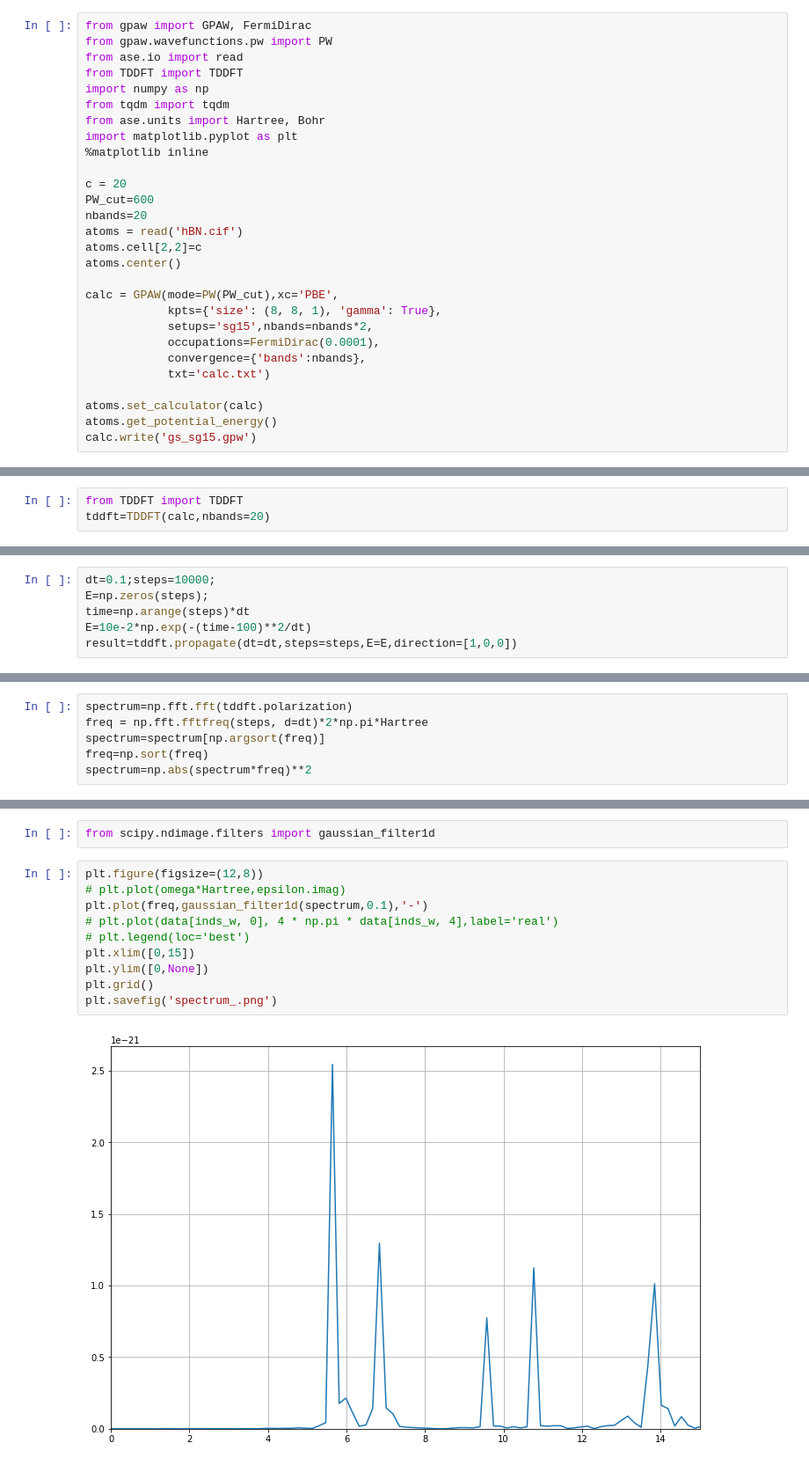
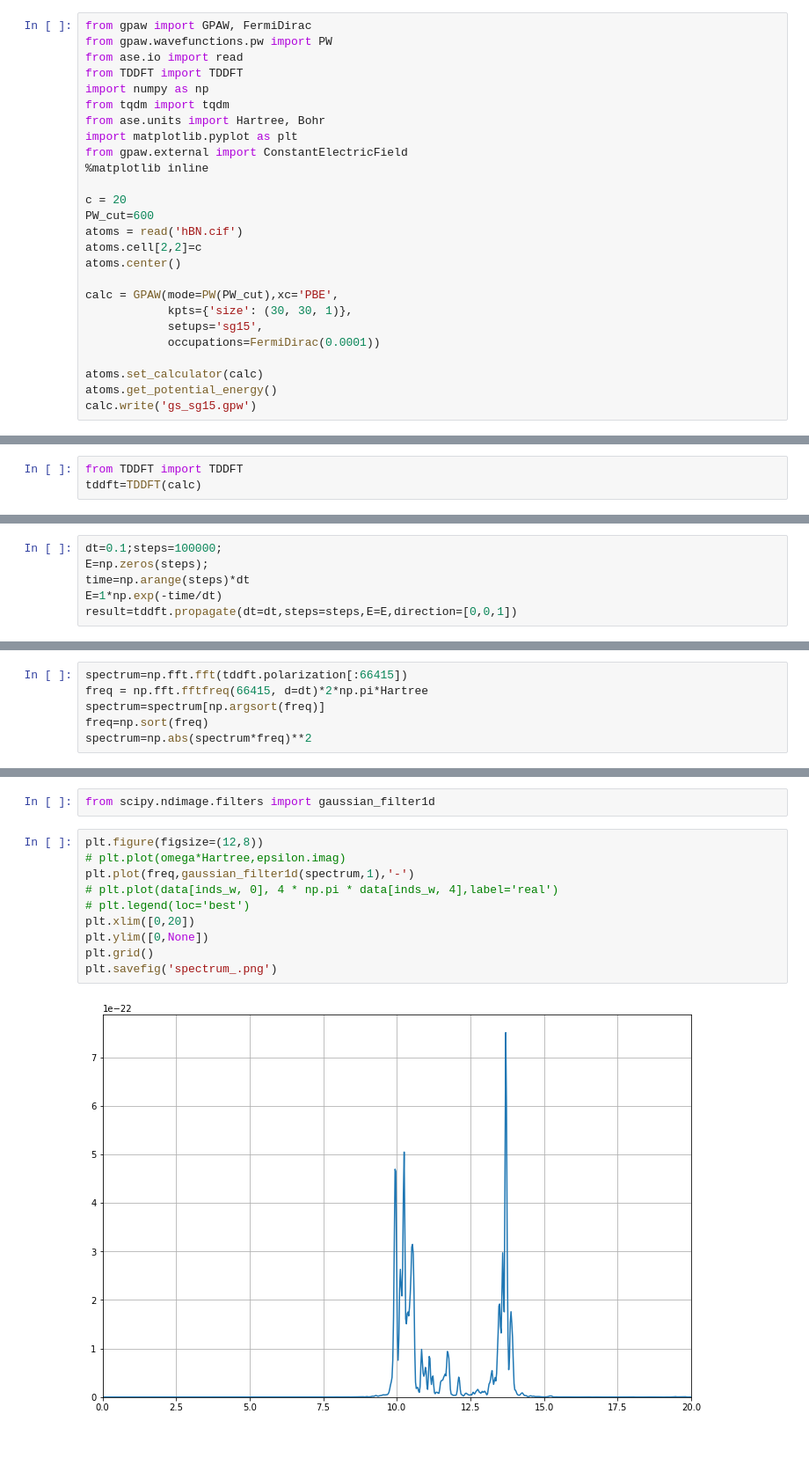
Before and after one commit to yaros72/RT-LG-TDDFT-2, a Jupyter notebook: Test.ipynb, the cells around one changed output, grey strips where cells are left out. Shown at 88% size. Cells and saved outputs as stored; diff of their text form.

```diff
--- a/Test.ipynb
+++ b/Test.ipynb
@@ -11,21 +11,19 @@ import numpy as np
 from tqdm import tqdm
 from ase.units import Hartree, Bohr
 import matplotlib.pyplot as plt
+from gpaw.external import ConstantElectricField
 %matplotlib inline
 
 c = 20
 PW_cut=600
-nbands=20
 atoms = read('hBN.cif')
 atoms.cell[2,2]=c
 atoms.center()
 
 calc = GPAW(mode=PW(PW_cut),xc='PBE',
-            kpts={'size': (8, 8, 1), 'gamma': True},
-            setups='sg15',nbands=nbands*2,
-            occupations=FermiDirac(0.0001),
-            convergence={'bands':nbands},
-            txt='calc.txt')
+            kpts={'size': (30, 30, 1)},
+            setups='sg15',
+            occupations=FermiDirac(0.0001))
 
 atoms.set_calculator(calc)
 atoms.get_potential_energy()
@@ -34,7 +50,7 @@ calc.write('gs_sg15.gpw')
 # Initialization
 # %%
 from TDDFT import TDDFT
-tddft=TDDFT(calc,nbands=20)
+tddft=TDDFT(calc)
 # %% [markdown]
 # Calculation of the dipole matrix
 Сalculation of the dipole matrix occurs according to the following equation
@@ -58,8 +74,8 @@ plt.colorbar()
 # %% [markdown]
 # TDDFT
 # %%
-dt=0.1;steps=10000;
+dt=0.1;steps=100000;
 E=np.zeros(steps);
 time=np.arange(steps)*dt
-E=10e-2*np.exp(-(time-100)**2/dt)
-result=tddft.propagate(dt=dt,steps=steps,E=E,direction=[1,0,0])
+E=1*np.exp(-time/dt)
+result=tddft.propagate(dt=dt,steps=steps,E=E,direction=[0,0,1])
@@ -66,6 +89,6 @@ result=tddft.propagate(dt=dt,steps=steps,E=E,direction=[1,0,0])
 # %%
-spectrum=np.fft.fft(tddft.polarization)
-freq = np.fft.fftfreq(steps, d=dt)*2*np.pi*Hartree
+spectrum=np.fft.fft(tddft.polarization[:66415])
+freq = np.fft.fftfreq(66415, d=dt)*2*np.pi*Hartree
 spectrum=spectrum[np.argsort(freq)]
 freq=np.sort(freq)
 spectrum=np.abs(spectrum*freq)**2
@@ -74,12 +102,12 @@ from scipy.ndimage.filters import gaussian_filter1d
 # %%
 plt.figure(figsize=(12,8))
 # plt.plot(omega*Hartree,epsilon.imag)
-plt.plot(freq,gaussian_filter1d(spectrum,0.1),'-')
+plt.plot(freq,gaussian_filter1d(spectrum,1),'-')
 # plt.plot(data[inds_w, 0], 4 * np.pi * data[inds_w, 4],label='real')
 # plt.legend(loc='best')
-plt.xlim([0,15])
+plt.xlim([0,20])
 plt.ylim([0,None])
 plt.grid()
 plt.savefig('spectrum_.png')
 # %% [output]
-[figure, old version]
+[figure, new version]
```
Also changed, not shown: parts of 6 cells of this notebook, 4 other files.
